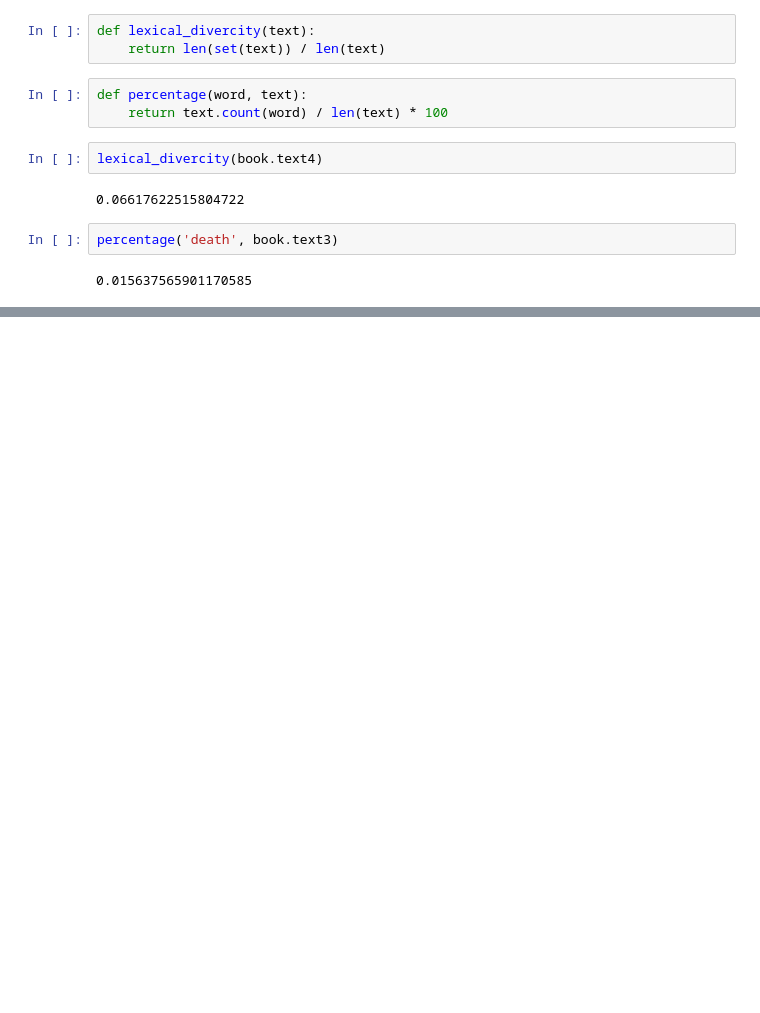
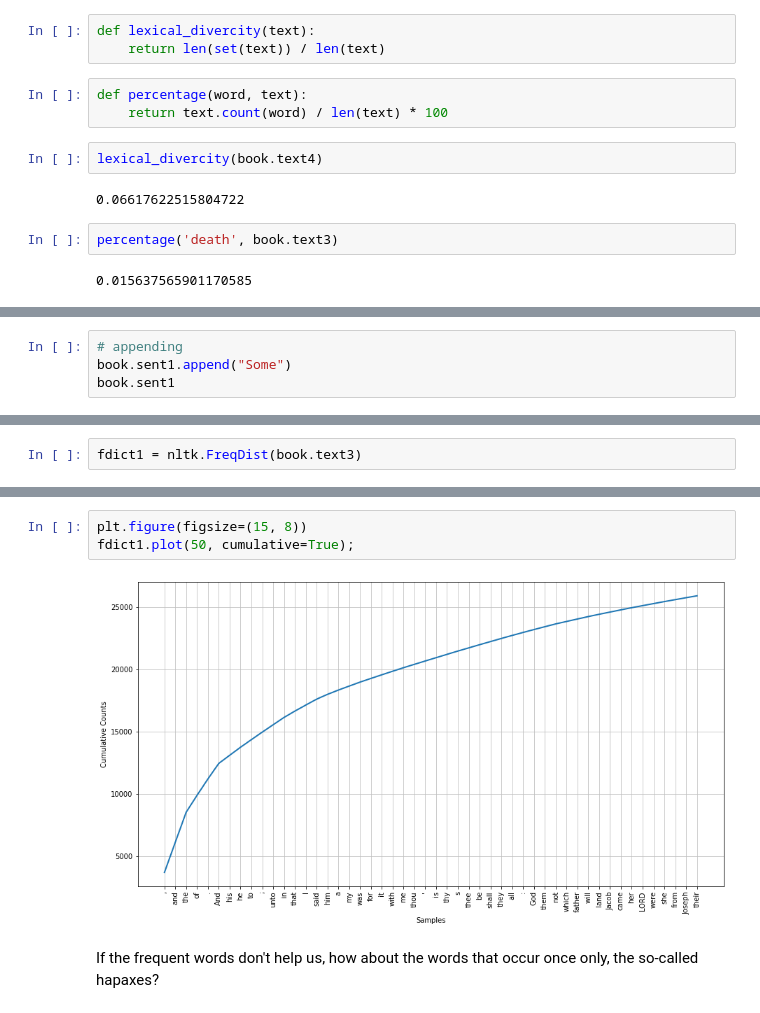
Before and after one commit to Knarik1/NLP-mastering, a Jupyter notebook: NLTK (Natural Language Processing with Python)/1. Language Processing and Python.ipynb, the cells around one changed output, grey strips where cells are left out. Cells and saved outputs as stored; diff of their text form; blank space fills up the shorter version.

```diff
--- a/NLTK (Natural Language Processing with Python)/1. Language Processing and Python.ipynb
+++ b/NLTK (Natural Language Processing with Python)/1. Language Processing and Python.ipynb
@@ -195,0 +234,4 @@ percentage('death', book.text3)
+# %%
+# appending
+book.sent1.append("Some")
+book.sent1
@@ -195,0 +254,2 @@ percentage('death', book.text3)
+# %%
+fdict1 = nltk.FreqDist(book.text3)
@@ -195,0 +276,7 @@ percentage('death', book.text3)
+# %%
+plt.figure(figsize=(15, 8))
+fdict1.plot(50, cumulative=True);
+# %% [output]
+[figure, added]
+# %% [markdown]
+If the frequent words don't help us, how about the words that occur once only, the so-called hapaxes?
```
Also changed, not shown: parts of 51 cells of this notebook.
